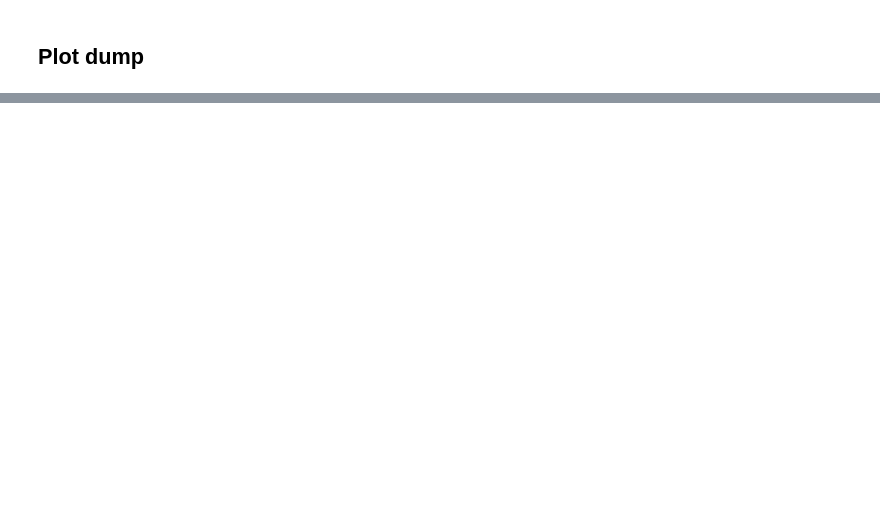
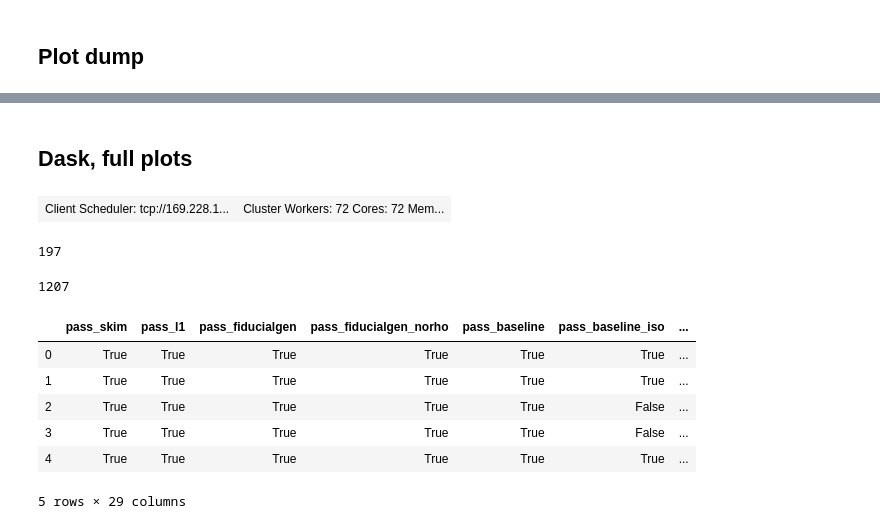
Before and after one commit to leonardogiannini/scouting, a Jupyter notebook: analysis/distributions_baseline.ipynb, the cells around one changed output, grey strips where cells are left out. Saved outputs shown, nothing was run; the diff lists cells and outputs as text; code cells hidden in the pictures; blank space fills up the shorter version.

```diff
--- a/analysis/distributions_baseline.ipynb
+++ b/analysis/distributions_baseline.ipynb
@@ -620,0 +460,8 @@ h.plot()
+# %% [markdown]
+## Dask, full plots
+# %%
+client = Client("tcp://169.228.130.74:11303")
+# client.restart()
+client
+# %% [output]
+| Client Scheduler: tcp://169.228.1... | Cluster Workers: 72 Cores: 72 Mem... |
@@ -620,0 +504,34 @@ h.plot()
+# %%
+@delayed
+def make_df_delayed(chunk):
+#     return make_df(*chunk, bigrho=False, iso=False)
+    return make_df_fast(*chunk)
+# %%
+# # this is 1fb unblinded 2018C
+# fnames_data = glob.glob("/hadoop/cms/store/user/namin/ProjectMetis/ScoutingCaloMuon_Run2018skim_2018C_v9_unblind1fb_RAW_v10/*.root")
+
+# FIXME this is full 2018C
+fnames_data = glob.glob(
+    "/hadoop/cms/store/user/namin/ProjectMetis/ScoutingCaloMuon_Run2018skim_2018C_v9_RAW_v10/*.root"
+)
+
+fnames_mc = glob.glob("/hadoop/cms/store/user/namin/ProjectMetis/HToZdZdTo2Mu2X_params_mzd20_ctau50mm_BABY_v10//output_1.root")
+
+print(len(fnames_data))
+
+chunks, total_events = utils.get_chunking_dask(tuple(fnames_data),400e3,client=client,skip_bad_files=True,xrootd=False)
+len(chunks)
+# %% [output]
+197
+1207
+# %%
+meta = make_df_delayed([chunks[0][0],0,5000]).compute()
+meta.head()
+# %% [output]
+|  | pass_skim | pass_l1 | pass_fiducialgen | pass_fiducialgen_norho | pass_baseline | pass_baseline_iso | ... |
+| 0 | True | True | True | True | True | True | ... |
+| 1 | True | True | True | True | True | True | ... |
+| 2 | True | True | True | True | True | False | ... |
+| 3 | True | True | True | True | True | False | ... |
+| 4 | True | True | True | True | True | True | ... |
+5 rows × 29 columns
```
Also changed, not shown: parts of 52 cells of this notebook, 14 other files.
